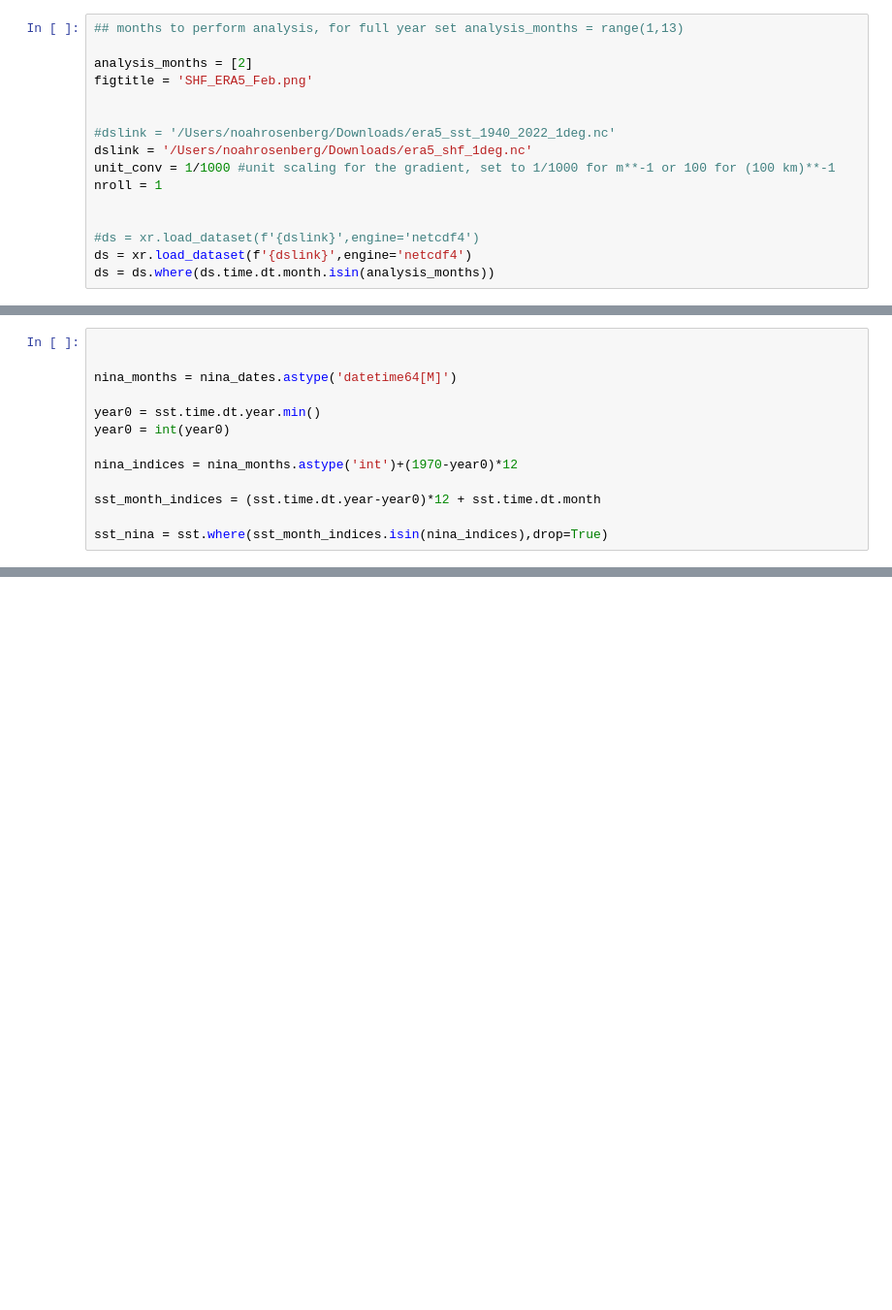
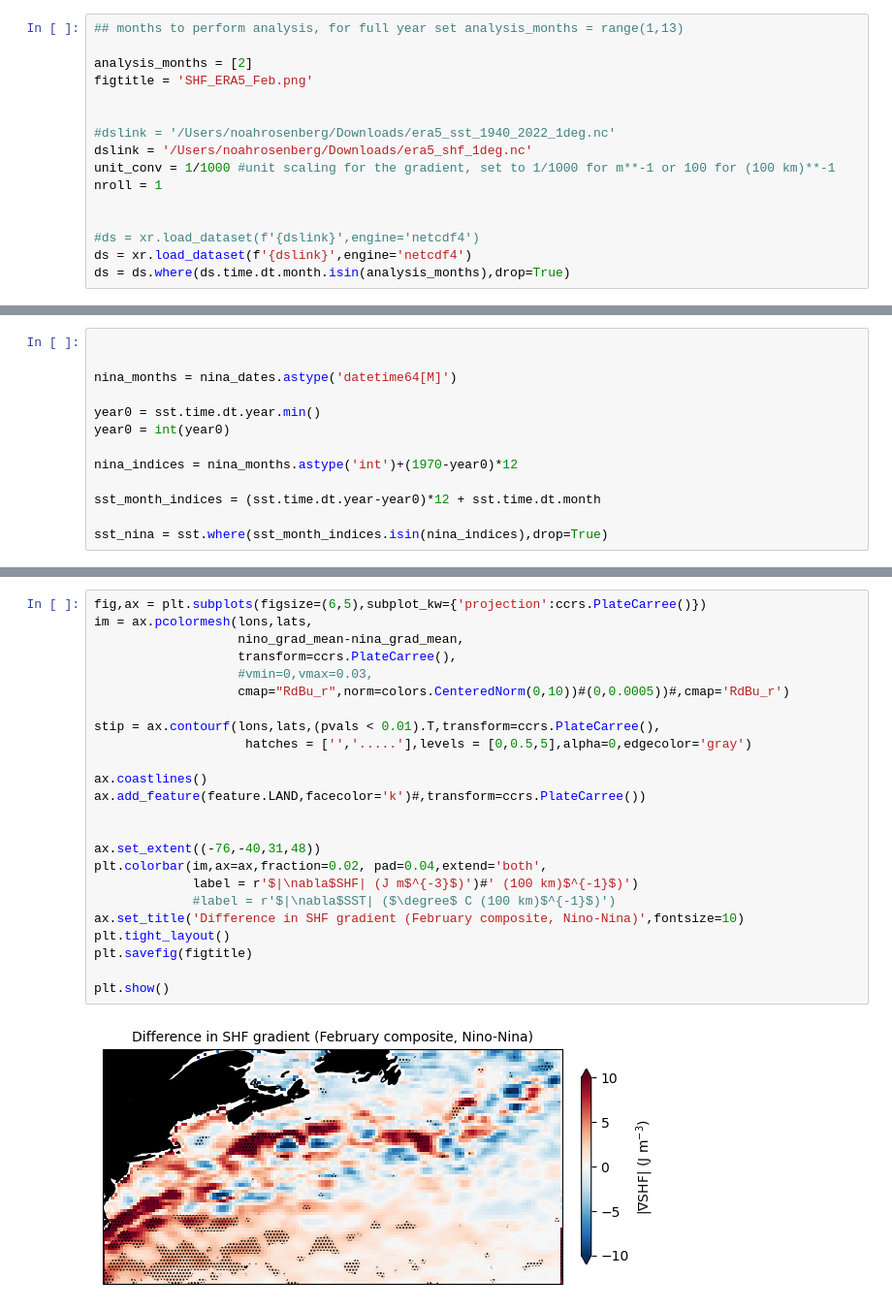
Before and after one commit to glennliu265/GulfStream_TBI, a Jupyter notebook: GS_composites.ipynb, the cells around one changed output, grey strips where cells are left out. Shown: that part at 97% size. Cells and saved outputs as stored; diff of their text form; blank space fills up the shorter version.

Commit message:
added significance stippling for composite plots

```diff
--- a/GS_composites.ipynb
+++ b/GS_composites.ipynb
@@ -23,7 +23,7 @@ nroll = 1
 
 #ds = xr.load_dataset(f'{dslink}',engine='netcdf4')
 ds = xr.load_dataset(f'{dslink}',engine='netcdf4')
-ds = ds.where(ds.time.dt.month.isin(analysis_months))
+ds = ds.where(ds.time.dt.month.isin(analysis_months),drop=True)
 # %%
 ds.load()
 
@@ -136,0 +115,26 @@ Attributes:
+# %%
+fig,ax = plt.subplots(figsize=(6,5),subplot_kw={'projection':ccrs.PlateCarree()})
+im = ax.pcolormesh(lons,lats,
+                   nino_grad_mean-nina_grad_mean,
+                   transform=ccrs.PlateCarree(),
+                   #vmin=0,vmax=0.03,
+                   cmap="RdBu_r",norm=colors.CenteredNorm(0,10))#(0,0.0005))#,cmap='RdBu_r')
+
+stip = ax.contourf(lons,lats,(pvals < 0.01).T,transform=ccrs.PlateCarree(),
+                    hatches = ['','.....'],levels = [0,0.5,5],alpha=0,edgecolor='gray')
+
+ax.coastlines()
+ax.add_feature(feature.LAND,facecolor='k')#,transform=ccrs.PlateCarree())
+
+
+ax.set_extent((-76,-40,31,48))
+plt.colorbar(im,ax=ax,fraction=0.02, pad=0.04,extend='both',
+             label = r'$|\nabla$SHF| (J m$^{-3}$)')#' (100 km)$^{-1}$)')
+             #label = r'$|\nabla$SST| ($\degree$ C (100 km)$^{-1}$)')
+ax.set_title('Difference in SHF gradient (February composite, Nino-Nina)',fontsize=10)
+plt.tight_layout()
+plt.savefig(figtitle)
+
+plt.show()
+# %% [output]
+[figure, added]
```
Also changed, not shown: parts of 3 cells of this notebook.
